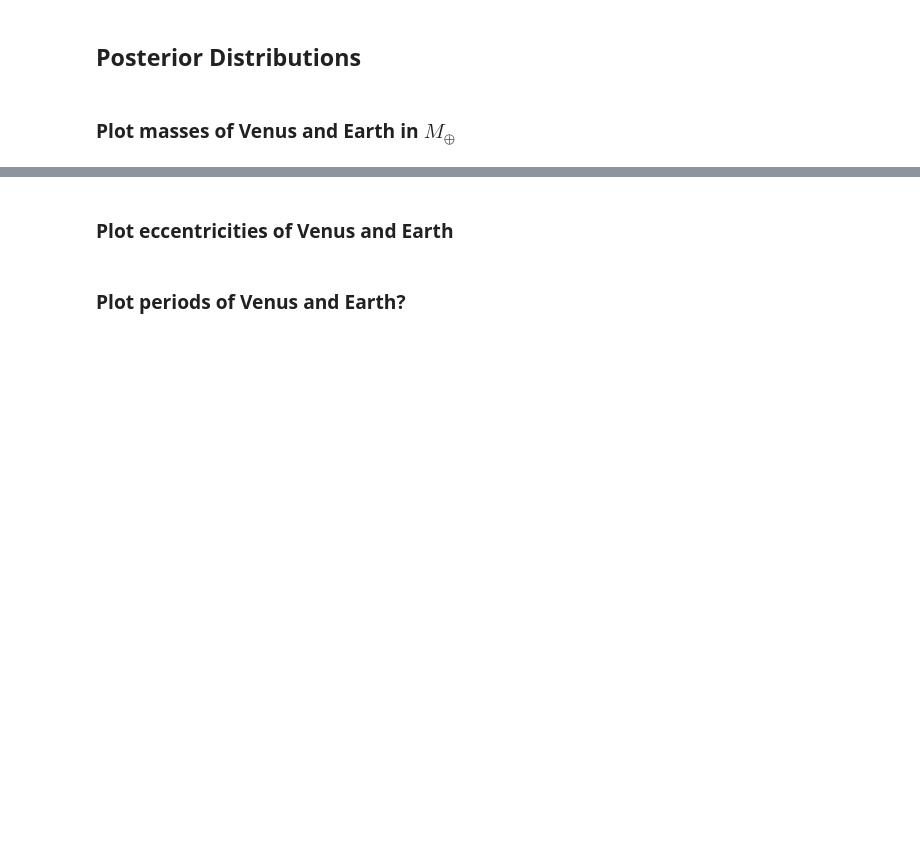
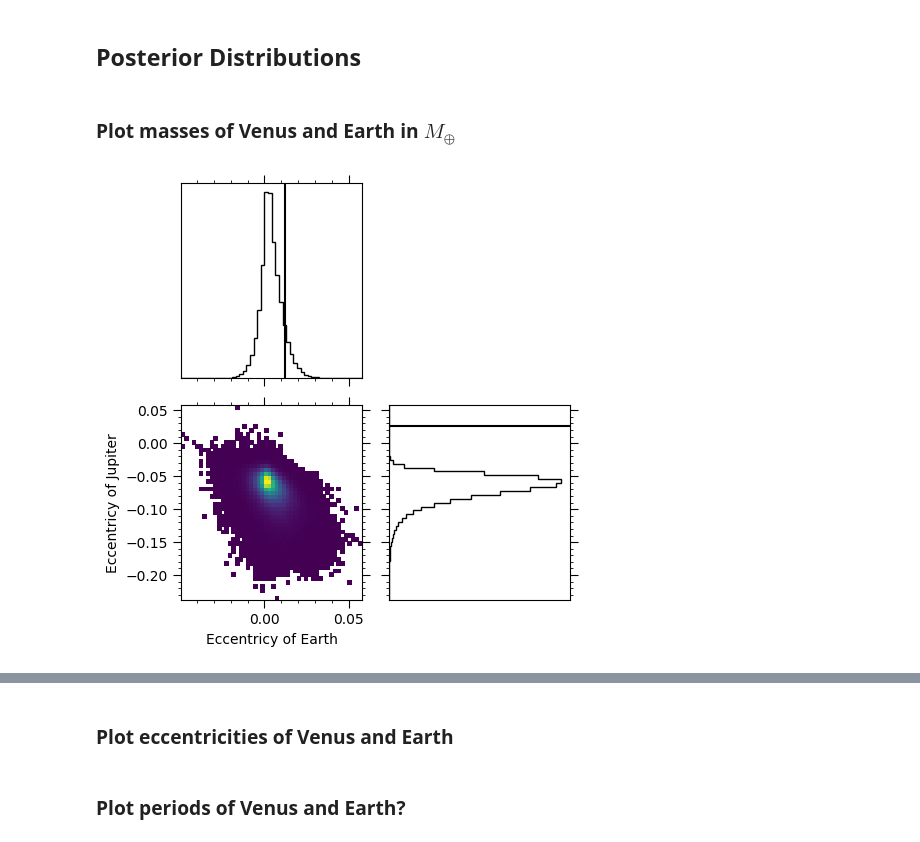
Before and after one commit to bmlindor/ttv_ss, a Jupyter notebook: work.ipynb, the cells around one changed output, grey strips where cells are left out. Cells and saved outputs as stored; diff of their text form; code cells hidden in the pictures; blank space fills up the shorter version.

Commit message:
made discussion plots

```diff
--- a/work.ipynb
+++ b/work.ipynb
@@ -75,3 +73,8 @@ corner_plot(xvalue,yvalue,nbins,optx,opty,truex,truey)
 xlabel(L"Mass of Venus [$M_{\oplus}$]")
 ylabel(L"Mass of Earth [$M_{\oplus}$]")
 # savefig("massposteriors.png")
+# %%
+include("corner_plot.jl")
+corner_hist(10.0,15.0,"EMB","p3",50)
+# %% [output]
+[figure, added]
```
Also changed, not shown: parts of 4 cells of this notebook, 52 other files.
